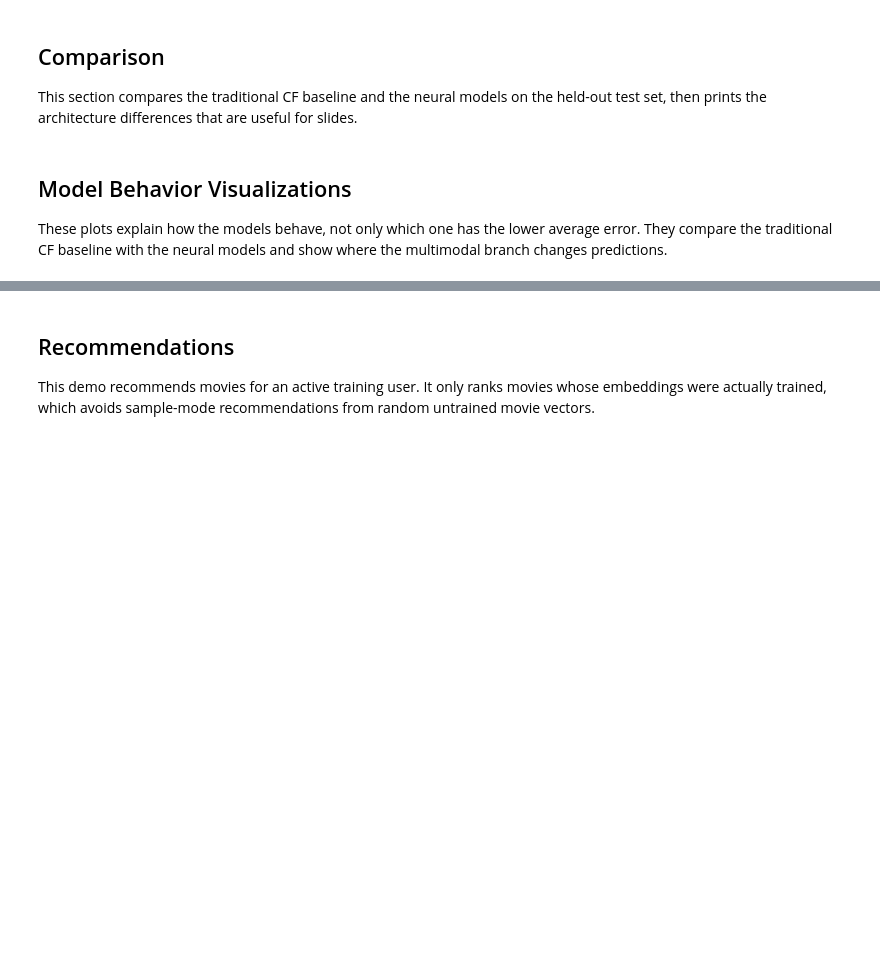
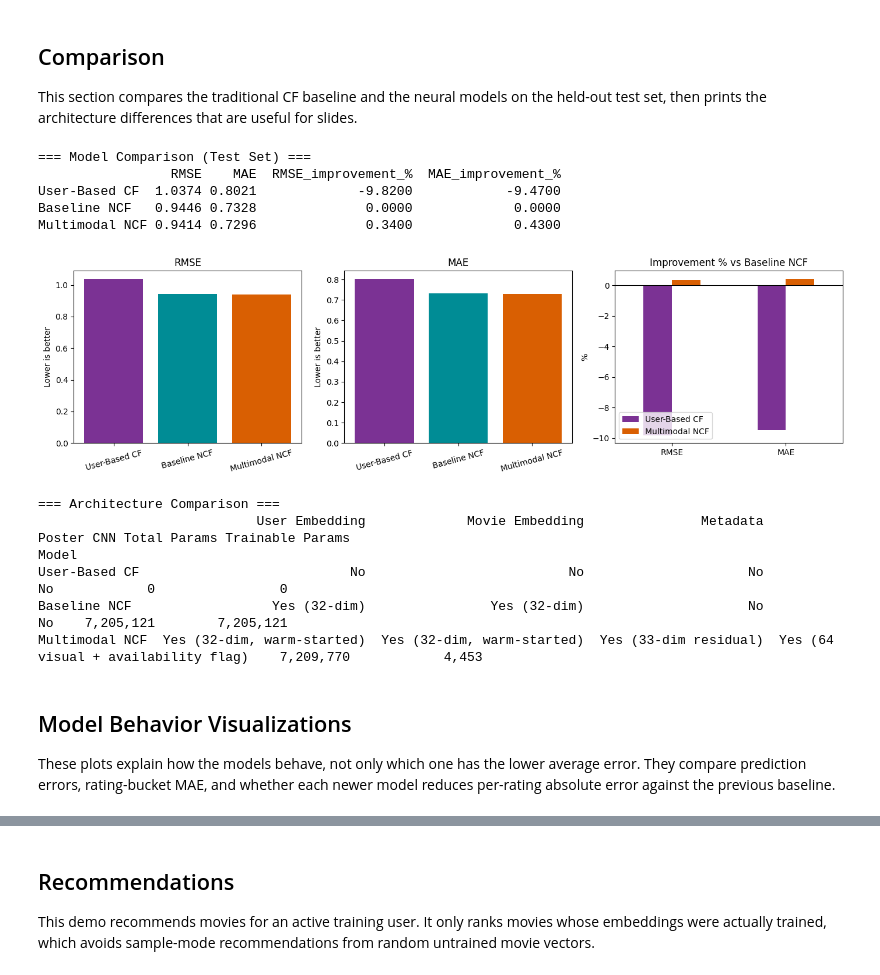
Before and after one commit to MuradIbrahimov/multimodal_movie_recommender, a Jupyter notebook: movie_recommender.ipynb, the cells around one changed output, grey strips where cells are left out. Saved outputs shown, nothing was run; the diff lists cells and outputs as text; code cells hidden in the pictures; blank space fills up the shorter version.

```diff
--- a/movie_recommender.ipynb
+++ b/movie_recommender.ipynb
@@ -853,9 +1007,9 @@ print('\n=== Model Comparison (Test Set) ===')
 print(comparison_df.to_string(float_format='{:.4f}'.format))
 
 model_colors = {
-    'User-Based CF': 'slategray',
-    'Baseline NCF': 'steelblue',
-    'Multimodal NCF': 'coral',
+    'User-Based CF': '#7b3294',
+    'Baseline NCF': '#008c95',
+    'Multimodal NCF': '#d95f02',
 }
 bar_colors = [model_colors.get(name, 'gray') for name in comparison_df.index]
 
@@ -874,37 +1028,50 @@ improvement_cols = ['RMSE_improvement_%', 'MAE_improvement_%']
 improvement_models = [name for name in comparison_df.index if name != 'Baseline NCF']
 comparison_df.loc[improvement_models, improvement_cols].T.plot(
     kind='bar',
     ax=axes[2],
     color=[model_colors.get(name, 'gray') for name in improvement_models],
 )
 axes[2].axhline(0, color='black', linewidth=0.8)
 axes[2].set_title('Improvement % vs Baseline NCF')
 axes[2].set_ylabel('%')
 axes[2].set_xticklabels(['RMSE', 'MAE'], rotation=0)
 axes[2].legend(title='')
 plt.tight_layout()
 plt.show()
 
 
 def trainable_param_count(model):
     return int(np.sum([np.prod(v.shape) for v in model.trainable_weights]))
 
 arch_df = pd.DataFrame({
     'Model': ['User-Based CF', 'Baseline NCF', 'Multimodal NCF'],
     'User Embedding': ['No', f'Yes ({EMBEDDING_DIM}-dim)', f'Yes ({EMBEDDING_DIM}-dim, warm-started)'],
     'Movie Embedding': ['No', f'Yes ({EMBEDDING_DIM}-dim)', f'Yes ({EMBEDDING_DIM}-dim, warm-started)'],
     'Metadata': ['No', 'No', f'Yes ({META_DIM}-dim residual)'],
     'Poster CNN': ['No', 'No', f'Yes ({POSTER_DIM - 1} visual + availability flag)'],
     'Total Params': ['0', f'{baseline_model.count_params():,}', f'{multi_model.count_params():,}'],
     'Trainable Params': ['0', f'{trainable_param_count(baseline_model):,}', f'{trainable_param_count(multi_model):,}'],
 }).set_index('Model')
 
 print('\n=== Architecture Comparison ===')
 print(arch_df.to_string())
+# %% [output]
+=== Model Comparison (Test Set) ===
+                 RMSE    MAE  RMSE_improvement_%  MAE_improvement_%
+User-Based CF  1.0374 0.8021             -9.8200            -9.4700
+Baseline NCF   0.9446 0.7328              0.0000             0.0000
+Multimodal NCF 0.9414 0.7296              0.3400             0.4300
+[figure, added]
+=== Architecture Comparison ===
+                            User Embedding             Movie Embedding               Metadata                           Poster CNN Total Params Trainable Params
+Model
+User-Based CF                           No                          No                     No                                   No            0                0
+Baseline NCF                  Yes (32-dim)                Yes (32-dim)                     No                                   No    7,205,121        7,205,121
+Multimodal NCF  Yes (32-dim, warm-started)  Yes (32-dim, warm-started)  Yes (33-dim residual)  Yes (64 visual + availability flag)    7,209,770            4,453
 # %% [markdown]
 ## Model Behavior Visualizations
 
-These plots explain how the models behave, not only which one has the lower average error. They compare the traditional CF baseline with the neural models and show where the multimodal branch changes predictions.
+These plots explain how the models behave, not only which one has the lower average error. They compare prediction errors, rating-bucket MAE, and whether each newer model reduces per-rating absolute error against the previous baseline.
 # %%
 eval_df = pd.DataFrame({
     'user_idx': u_test,
```
Also changed, not shown: parts of 22 cells of this notebook.
